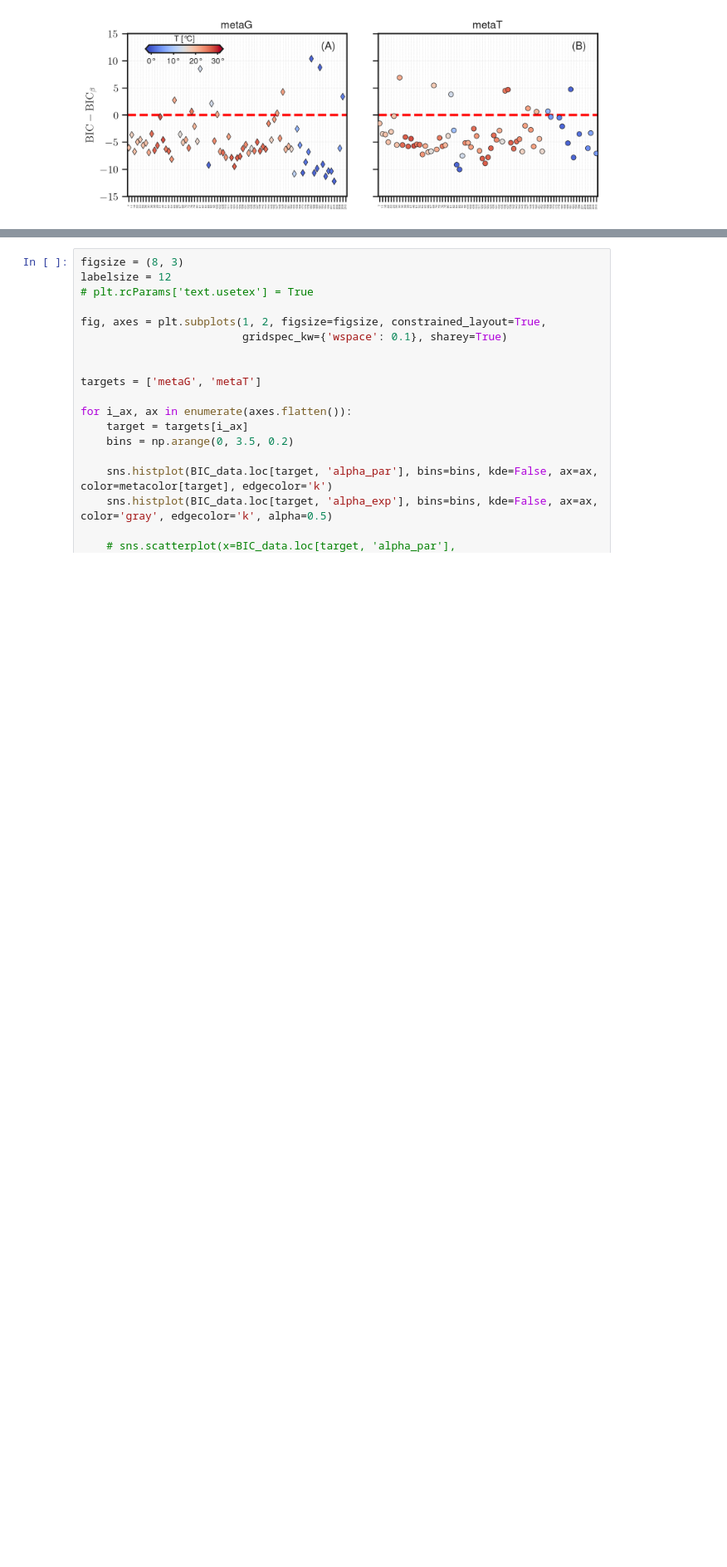
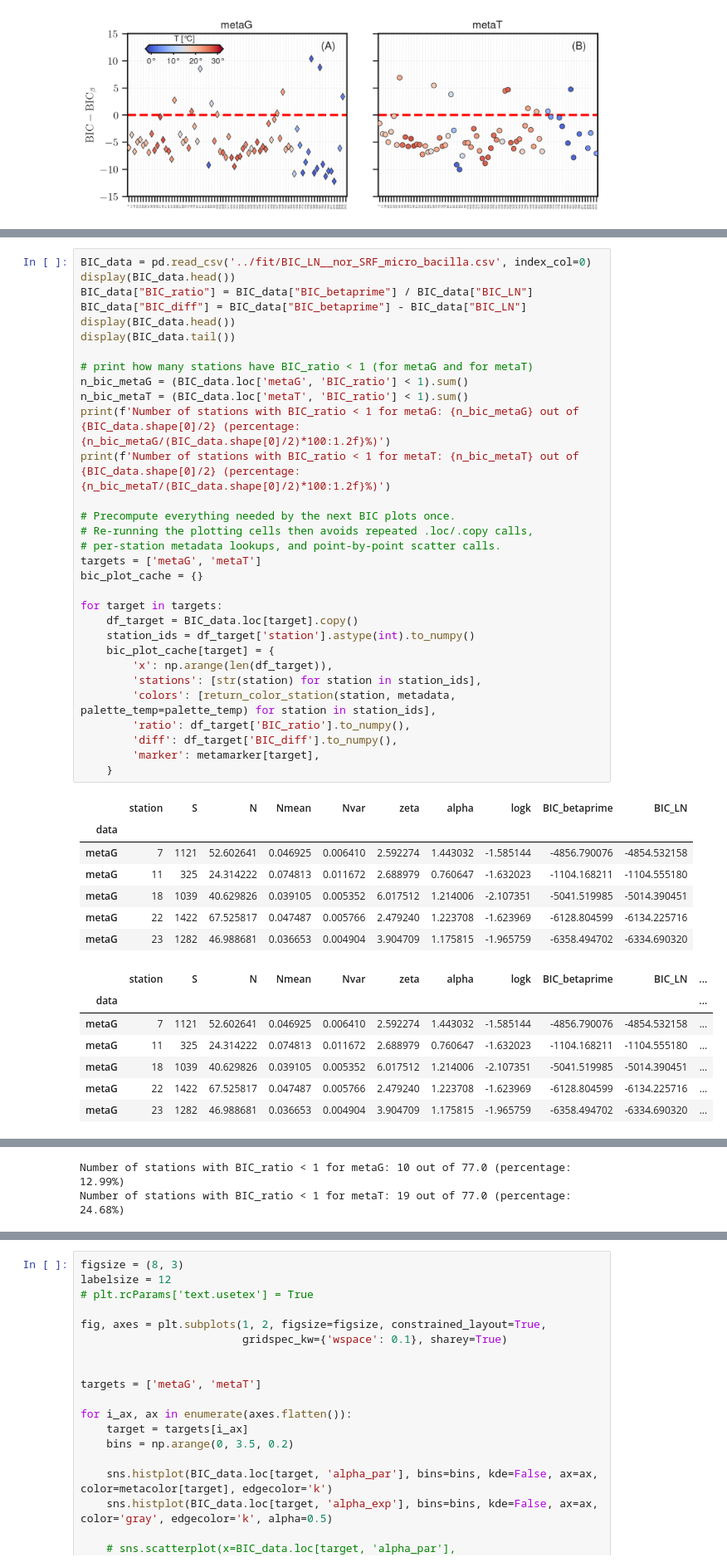
Before and after one commit to epigani/diatom-metaG-metaT-scaling, a Jupyter notebook: analysis/FiguresSM_RPKM.ipynb, the cells around one changed output, grey strips where cells are left out. Shown at 83% size. Drawn from its saved outputs; the diff is of its cells as text; blank space fills up the shorter version.

```diff
--- a/analysis/FiguresSM_RPKM.ipynb
+++ b/analysis/FiguresSM_RPKM.ipynb
@@ -1518,0 +1521,46 @@ plt.show()
+# %%
+BIC_data = pd.read_csv('../fit/BIC_LN__nor_SRF_micro_bacilla.csv', index_col=0)
+display(BIC_data.head())
+BIC_data["BIC_ratio"] = BIC_data["BIC_betaprime"] / BIC_data["BIC_LN"]
+BIC_data["BIC_diff"] = BIC_data["BIC_betaprime"] - BIC_data["BIC_LN"]
+display(BIC_data.head())
+display(BIC_data.tail())
+
+# print how many stations have BIC_ratio < 1 (for metaG and for metaT)
+n_bic_metaG = (BIC_data.loc['metaG', 'BIC_ratio'] < 1).sum()
+n_bic_metaT = (BIC_data.loc['metaT', 'BIC_ratio'] < 1).sum()
+print(f'Number of stations with BIC_ratio < 1 for metaG: {n_bic_metaG} out of {BIC_data.shape[0]/2} (percentage: {n_bic_metaG/(BIC_data.shape[0]/2)*100:1.2f}%)')
+print(f'Number of stations with BIC_ratio < 1 for metaT: {n_bic_metaT} out of {BIC_data.shape[0]/2} (percentage: {n_bic_metaT/(BIC_data.shape[0]/2)*100:1.2f}%)')
+
+# Precompute everything needed by the next BIC plots once.
+# Re-running the plotting cells then avoids repeated .loc/.copy calls,
+# per-station metadata lookups, and point-by-point scatter calls.
+targets = ['metaG', 'metaT']
+bic_plot_cache = {}
+
+for target in targets:
+    df_target = BIC_data.loc[target].copy()
+    station_ids = df_target['station'].astype(int).to_numpy()
+    bic_plot_cache[target] = {
+        'x': np.arange(len(df_target)),
+        'stations': [str(station) for station in station_ids],
+        'colors': [return_color_station(station, metadata, palette_temp=palette_temp) for station in station_ids],
+        'ratio': df_target['BIC_ratio'].to_numpy(),
+        'diff': df_target['BIC_diff'].to_numpy(),
+        'marker': metamarker[target],
+    }
+# %% [output]
+|  | station | S | N | Nmean | Nvar | zeta | alpha | logk | BIC_betaprime | BIC_LN |
+| data |  |  |  |  |  |  |  |  |  |  |
+| metaG | 7 | 1121 | 52.602641 | 0.046925 | 0.006410 | 2.592274 | 1.443032 | -1.585144 | -4856.790076 | -4854.532158 |
+| metaG | 11 | 325 | 24.314222 | 0.074813 | 0.011672 | 2.688979 | 0.760647 | -1.632023 | -1104.168211 | -1104.555180 |
+| metaG | 18 | 1039 | 40.629826 | 0.039105 | 0.005352 | 6.017512 | 1.214006 | -2.107351 | -5041.519985 | -5014.390451 |
+| metaG | 22 | 1422 | 67.525817 | 0.047487 | 0.005766 | 2.479240 | 1.223708 | -1.623969 | -6128.804599 | -6134.225716 |
+| metaG | 23 | 1282 | 46.988681 | 0.036653 | 0.004904 | 3.904709 | 1.175815 | -1.965759 | -6358.494702 | -6334.690320 |
+|  | station | S | N | Nmean | Nvar | zeta | alpha | logk | BIC_betaprime | BIC_LN | ... |
+| data |  |  |  |  |  |  |  |  |  |  | ... |
+| metaG | 7 | 1121 | 52.602641 | 0.046925 | 0.006410 | 2.592274 | 1.443032 | -1.585144 | -4856.790076 | -4854.532158 | ... |
+| metaG | 11 | 325 | 24.314222 | 0.074813 | 0.011672 | 2.688979 | 0.760647 | -1.632023 | -1104.168211 | -1104.555180 | ... |
+| metaG | 18 | 1039 | 40.629826 | 0.039105 | 0.005352 | 6.017512 | 1.214006 | -2.107351 | -5041.519985 | -5014.390451 | ... |
+| metaG | 22 | 1422 | 67.525817 | 0.047487 | 0.005766 | 2.479240 | 1.223708 | -1.623969 | -6128.804599 | -6134.225716 | ... |
+| metaG | 23 | 1282 | 46.988681 | 0.036653 | 0.004904 | 3.904709 | 1.175815 | -1.965759 | -6358.494702 | -6334.690320 | ... |
@@ -1518,0 +1574,2 @@ plt.show()
+Number of stations with BIC_ratio < 1 for metaG: 10 out of 77.0 (percentage: 12.99%)
+Number of stations with BIC_ratio < 1 for metaT: 19 out of 77.0 (percentage: 24.68%)
```
Also changed, not shown: parts of 5 cells of this notebook, 6 other files.
